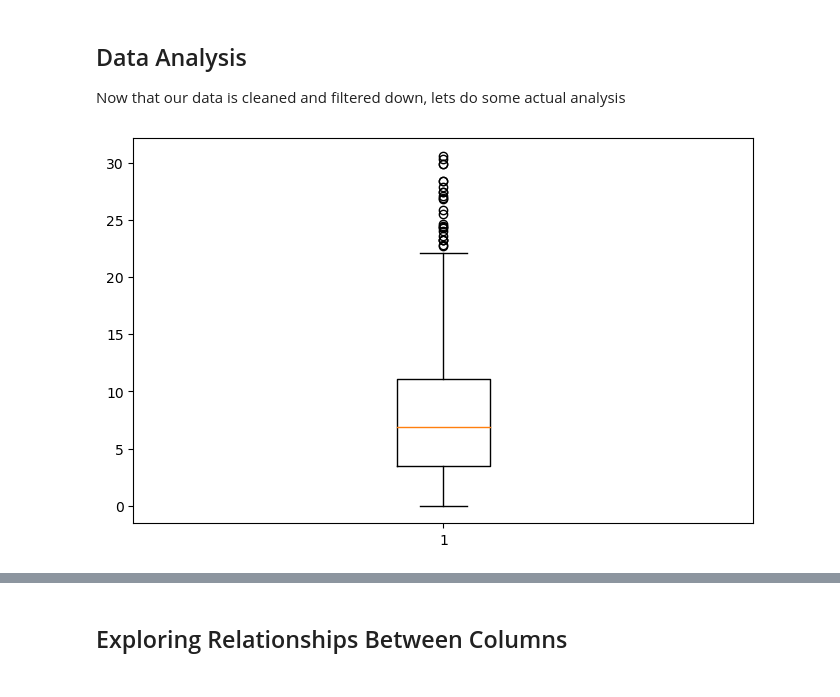
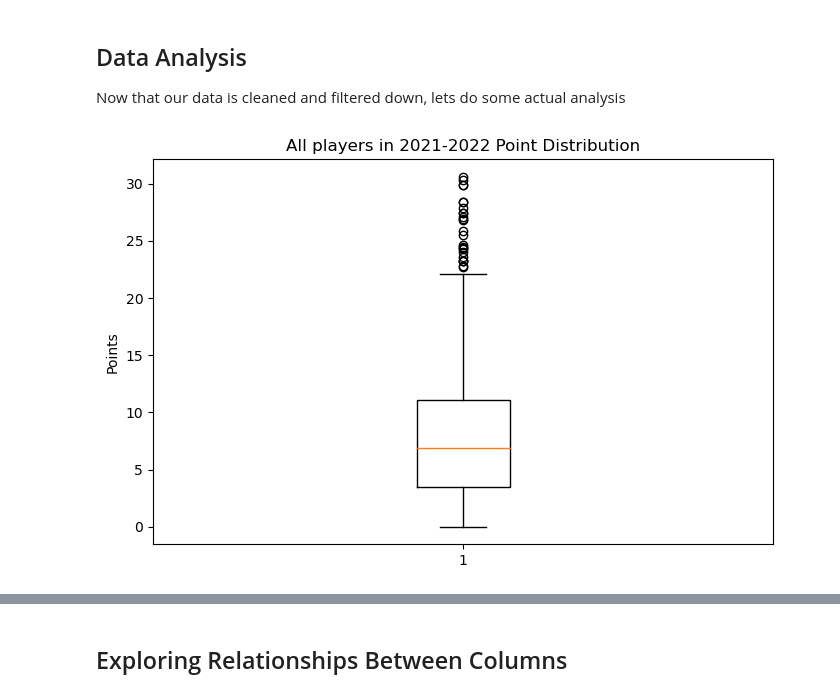
Before and after one commit to Chris-Goyette/Python_DA_Class, a Jupyter notebook: Colab_Notebooks/NBA_data_2_19.ipynb, the cells around one changed output, grey strips where cells are left out. Saved outputs shown, nothing was run; the diff lists cells and outputs as text; code cells hidden in the pictures.

```diff
--- a/Colab_Notebooks/NBA_data_2_19.ipynb
+++ b/Colab_Notebooks/NBA_data_2_19.ipynb
@@ -281,10 +281,12 @@ df_2021_22.to_csv('data/nba_season_2021_2022.csv')
 ## Data Analysis
 Now that our data is cleaned and filtered down, lets do some actual analysis
 # %%
-# Let's start with seeing the distribution of the data
+# Let's start with seeing the distribution of the average amount of points scored
 
 plt.figure(figsize=(8, 5))
 plt.boxplot(df_2021_22.pts)
+plt.title('All players in 2021-2022 Point Distribution')
+plt.ylabel('Points')
 plt.show()
 # %% [output]
-[figure, old version]
+[figure, new version]
```
Also changed, not shown: parts of 5 cells of this notebook.
